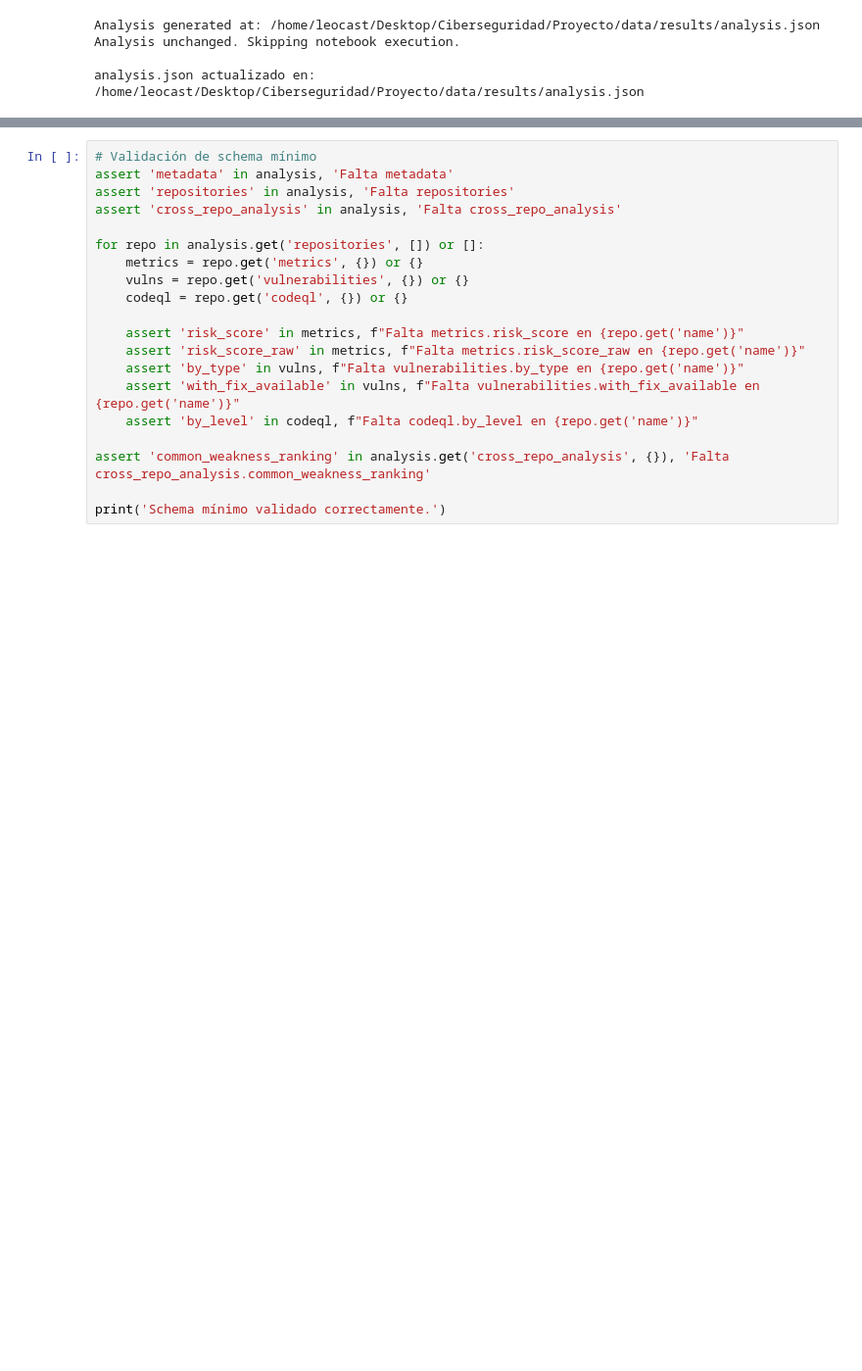
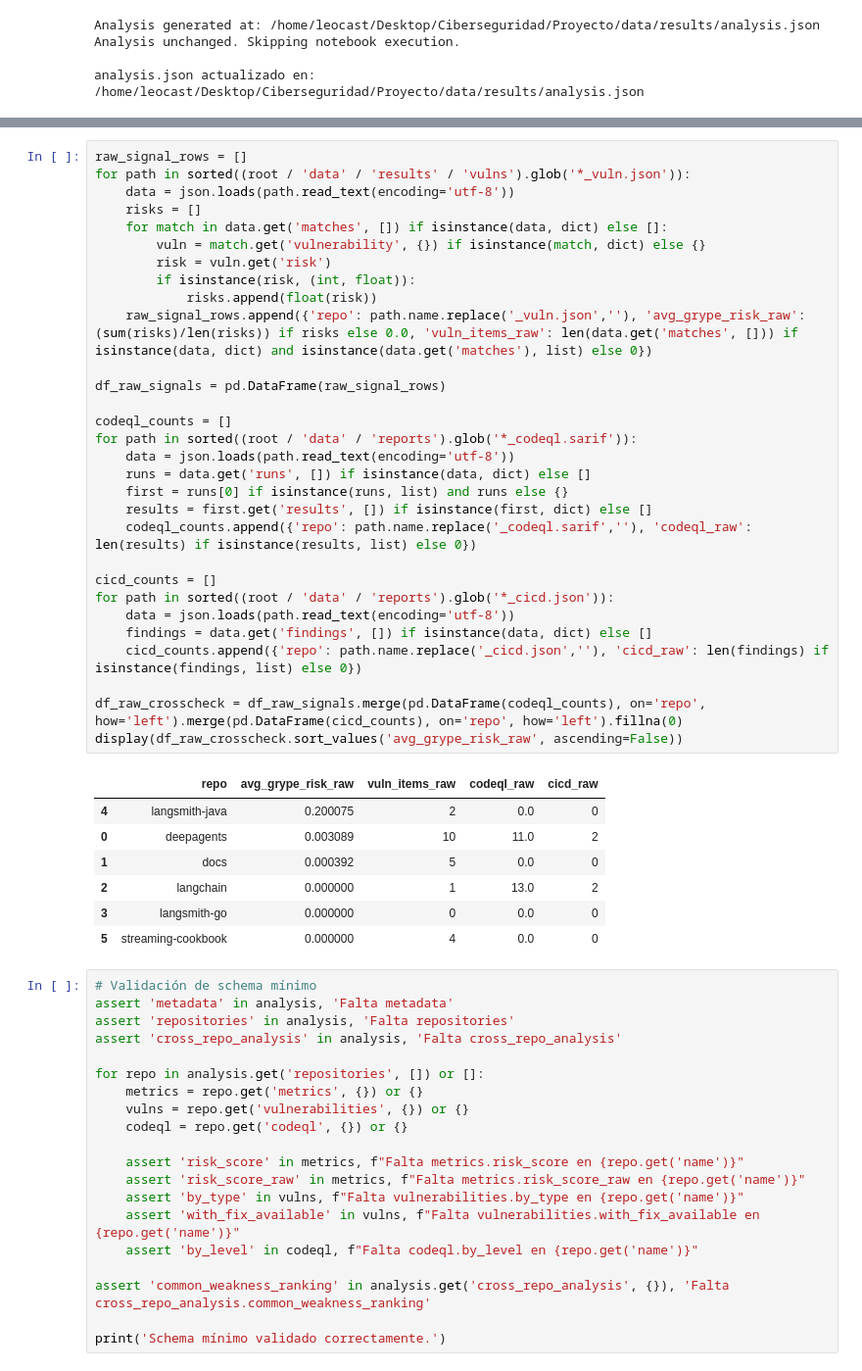
Before and after one commit to CristobalAlonso26/Proyecto_ciberseguridad, a Jupyter notebook: nbs/03_repository_risk_and_conclusions.ipynb, the cells around one changed output, grey strips where cells are left out. Shown at 98% size. Saved outputs shown, nothing was run; the diff lists cells and outputs as text; blank space fills up the shorter version.

```diff
--- a/nbs/03_repository_risk_and_conclusions.ipynb
+++ b/nbs/03_repository_risk_and_conclusions.ipynb
@@ -81,3 +85,41 @@ analysis.json actualizado en: /home/leocast/Desktop/Ciberseguridad/Proyecto/data
+# %%
+raw_signal_rows = []
+for path in sorted((root / 'data' / 'results' / 'vulns').glob('*_vuln.json')):
+    data = json.loads(path.read_text(encoding='utf-8'))
+    risks = []
+    for match in data.get('matches', []) if isinstance(data, dict) else []:
+        vuln = match.get('vulnerability', {}) if isinstance(match, dict) else {}
+        risk = vuln.get('risk')
+        if isinstance(risk, (int, float)):
+            risks.append(float(risk))
+    raw_signal_rows.append({'repo': path.name.replace('_vuln.json',''), 'avg_grype_risk_raw': (sum(risks)/len(risks)) if risks else 0.0, 'vuln_items_raw': len(data.get('matches', [])) if isinstance(data, dict) and isinstance(data.get('matches'), list) else 0})
+
+df_raw_signals = pd.DataFrame(raw_signal_rows)
+
+codeql_counts = []
+for path in sorted((root / 'data' / 'reports').glob('*_codeql.sarif')):
+    data = json.loads(path.read_text(encoding='utf-8'))
+    runs = data.get('runs', []) if isinstance(data, dict) else []
+    first = runs[0] if isinstance(runs, list) and runs else {}
+    results = first.get('results', []) if isinstance(first, dict) else []
+    codeql_counts.append({'repo': path.name.replace('_codeql.sarif',''), 'codeql_raw': len(results) if isinstance(results, list) else 0})
+
+cicd_counts = []
+for path in sorted((root / 'data' / 'reports').glob('*_cicd.json')):
+    data = json.loads(path.read_text(encoding='utf-8'))
+    findings = data.get('findings', []) if isinstance(data, dict) else []
+    cicd_counts.append({'repo': path.name.replace('_cicd.json',''), 'cicd_raw': len(findings) if isinstance(findings, list) else 0})
+
+df_raw_crosscheck = df_raw_signals.merge(pd.DataFrame(codeql_counts), on='repo', how='left').merge(pd.DataFrame(cicd_counts), on='repo', how='left').fillna(0)
+display(df_raw_crosscheck.sort_values('avg_grype_risk_raw', ascending=False))
+# %% [output]
+|  | repo | avg_grype_risk_raw | vuln_items_raw | codeql_raw | cicd_raw |
+| 4 | langsmith-java | 0.200075 | 2 | 0.0 | 0 |
+| 0 | deepagents | 0.003089 | 10 | 11.0 | 2 |
+| 1 | docs | 0.000392 | 5 | 0.0 | 0 |
+| 2 | langchain | 0.000000 | 1 | 13.0 | 2 |
+| 3 | langsmith-go | 0.000000 | 0 | 0.0 | 0 |
+| 5 | streaming-cookbook | 0.000000 | 4 | 0.0 | 0 |
 # %%
 # Validación de schema mínimo
 assert 'metadata' in analysis, 'Falta metadata'
```
Also changed, not shown: parts of 5 cells of this notebook, 3 other files.
